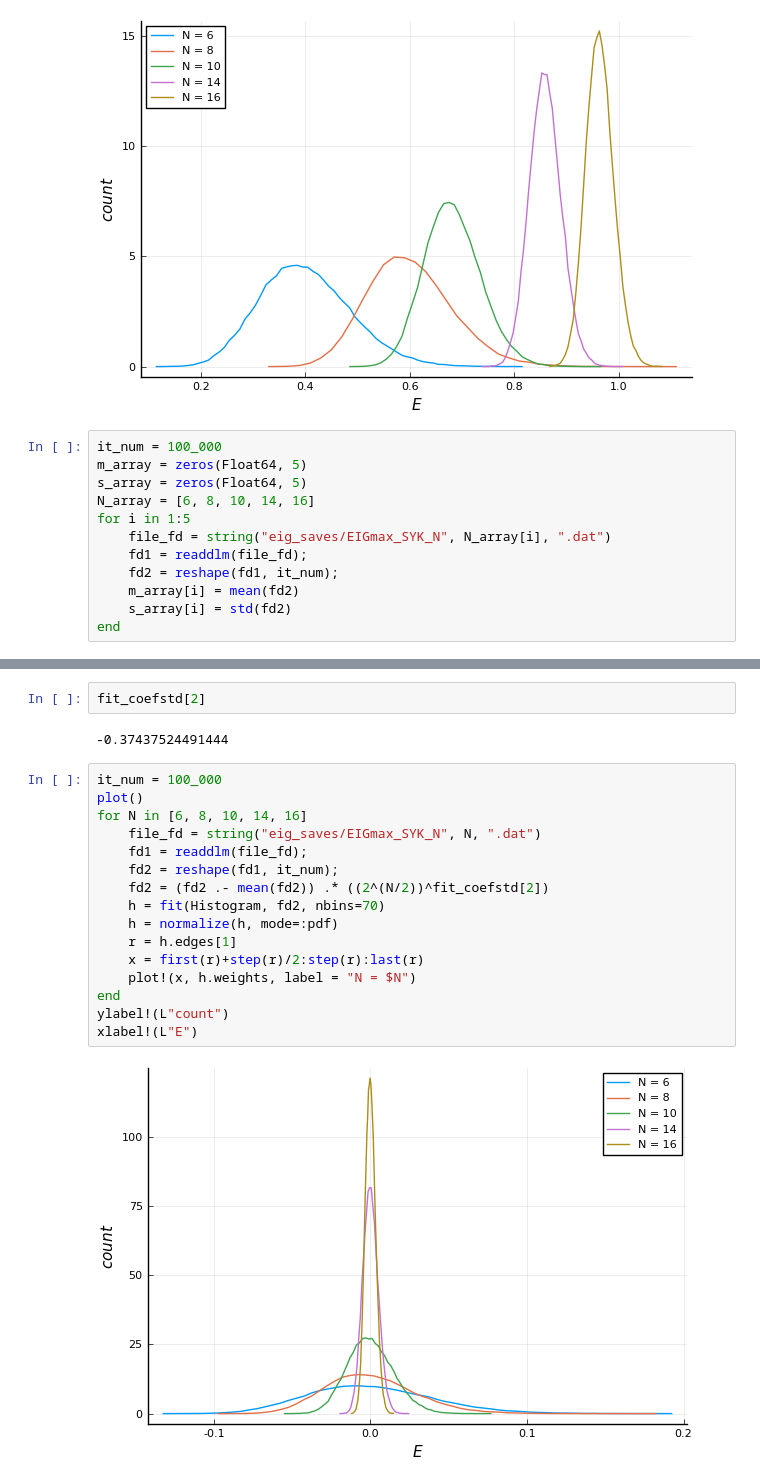
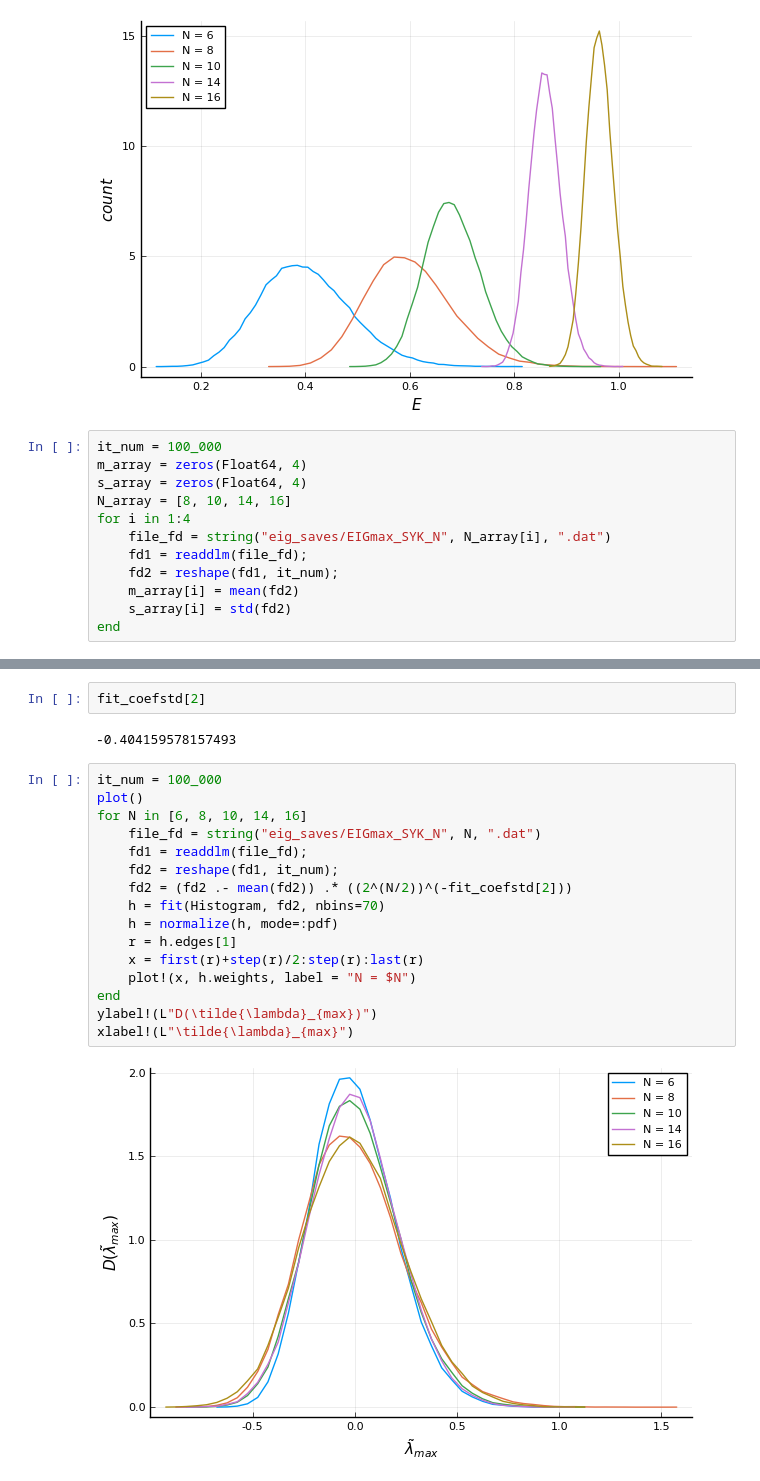
Before and after one commit to lololobo93/SYK.jl, a Jupyter notebook: SYK_plots.ipynb, the cells around one changed output, grey strips where cells are left out. Cells and saved outputs as stored; diff of their text form.

```diff
--- a/SYK_plots.ipynb
+++ b/SYK_plots.ipynb
@@ -148,10 +166,10 @@ xlabel!(L"E")
 [figure]
 # %%
 it_num = 100_000
-m_array = zeros(Float64, 5)
-s_array = zeros(Float64, 5)
-N_array = [6, 8, 10, 14, 16]
-for i in 1:5
+m_array = zeros(Float64, 4)
+s_array = zeros(Float64, 4)
+N_array = [8, 10, 14, 16]
+for i in 1:4
     file_fd = string("eig_saves/EIGmax_SYK_N", N_array[i], ".dat")
     fd1 = readdlm(file_fd);
     fd2 = reshape(fd1, it_num);
@@ -183,22 +201,22 @@ plot!(log.(2 .^ (N_array ./ 2)),
 # %%
 fit_coefstd[2]
 # %% [output]
--0.37437524491444
+-0.404159578157493
 # %%
 it_num = 100_000
 plot()
 for N in [6, 8, 10, 14, 16]
     file_fd = string("eig_saves/EIGmax_SYK_N", N, ".dat")
     fd1 = readdlm(file_fd);
     fd2 = reshape(fd1, it_num);
-    fd2 = (fd2 .- mean(fd2)) .* ((2^(N/2))^fit_coefstd[2])
+    fd2 = (fd2 .- mean(fd2)) .* ((2^(N/2))^(-fit_coefstd[2]))
     h = fit(Histogram, fd2, nbins=70)
     h = normalize(h, mode=:pdf)
     r = h.edges[1]
     x = first(r)+step(r)/2:step(r):last(r)
     plot!(x, h.weights, label = "N = $N")
 end
-ylabel!(L"count")
-xlabel!(L"E")
+ylabel!(L"D(\tilde{\lambda}_{max})")
+xlabel!(L"\tilde{\lambda}_{max}")
 # %% [output]
-[figure, old version]
+[figure, new version]
```
Also changed, not shown: parts of 6 cells of this notebook.
